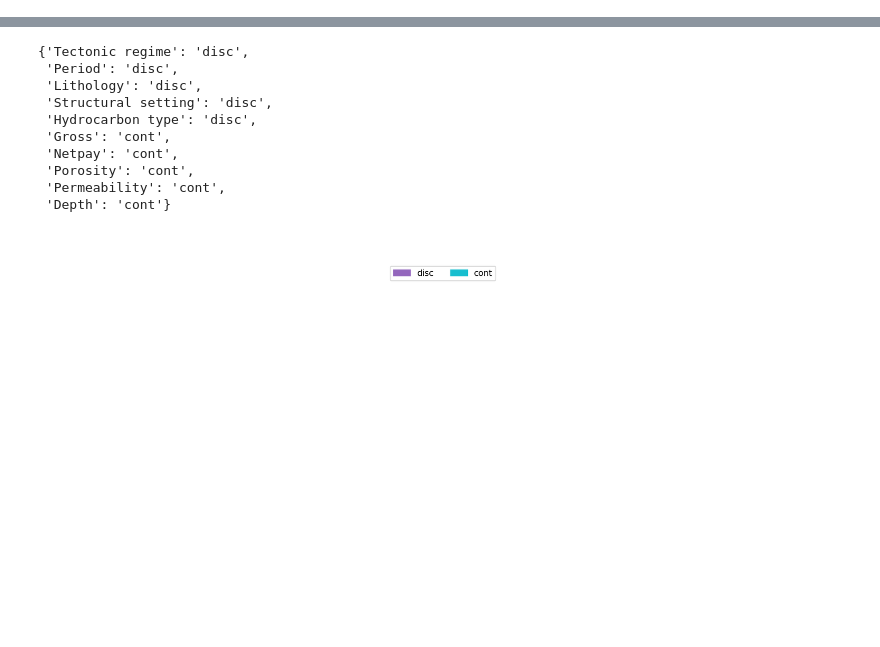
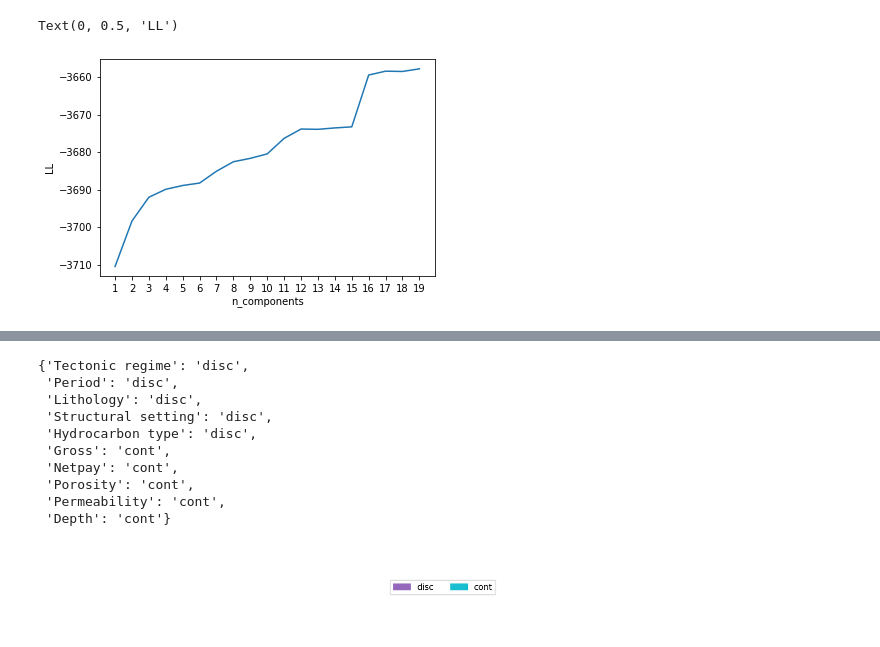
Before and after one commit to Anaxagor/Mixed-Learning-of-Bayesian-Networks, a Jupyter notebook: experiments/kmu_experiments.ipynb, the cells around one changed output, grey strips where cells are left out. Drawn from its saved outputs; the diff is of its cells as text; code cells hidden in the pictures; blank space fills up the shorter version.

```diff
--- a/experiments/kmu_experiments.ipynb
+++ b/experiments/kmu_experiments.ipynb
@@ -41,3 +45,5 @@ columns = ['Tectonic regime', 'Period', 'Lithology', 'Structural setting', 'Hydr
 geo = geo[columns]
 geo.dropna(inplace=True)
 geo.reset_index(inplace=True, drop=True)
+# %%
+cont_columns = ['Gross','Netpay','Porosity','Permeability', 'Depth']
@@ -43,0 +83,26 @@ geo.reset_index(inplace=True, drop=True)
+# %%
+gm = GaussianMixture(n_components=4, random_state=0)
+x = np.transpose([data[columns[0]].values])
+# %%
+def AIC (LL,n_components):
+    return (LL - (n_components-1 + 2*n_components))
+def BIC (LL, n_components, n):
+    return (LL - ((0.5)*math.log(n)*(n_components-1 + 2*n_components)))
+# %%
+bic = [[] for i in range(len(cont_columns))]
+for i in range (1, 20, 1):
+    for param in cont_columns:
+        gm = GaussianMixture(n_components=i, random_state=0)
+        gm.fit(np.transpose([geo['Depth'].values]))
+        ll = np.sum(gm.score_samples(np.transpose([geo['Depth'].values])))
+        LL.append(ll)
+        aic.append(AIC(ll, i))
+        bic.append(BIC(ll, i, 442))
+# %%
+plt.plot([i for i in range (1,len(LL)+1,1)], LL)
+plt.xticks([i for i in range (1,len(LL)+1,1)])
+plt.xlabel('n_components')
+plt.ylabel('LL')
+# %% [output]
+Text(0, 0.5, 'LL')
+[figure, added]
```
Also changed, not shown: parts of 64 cells of this notebook, 4 other files.
